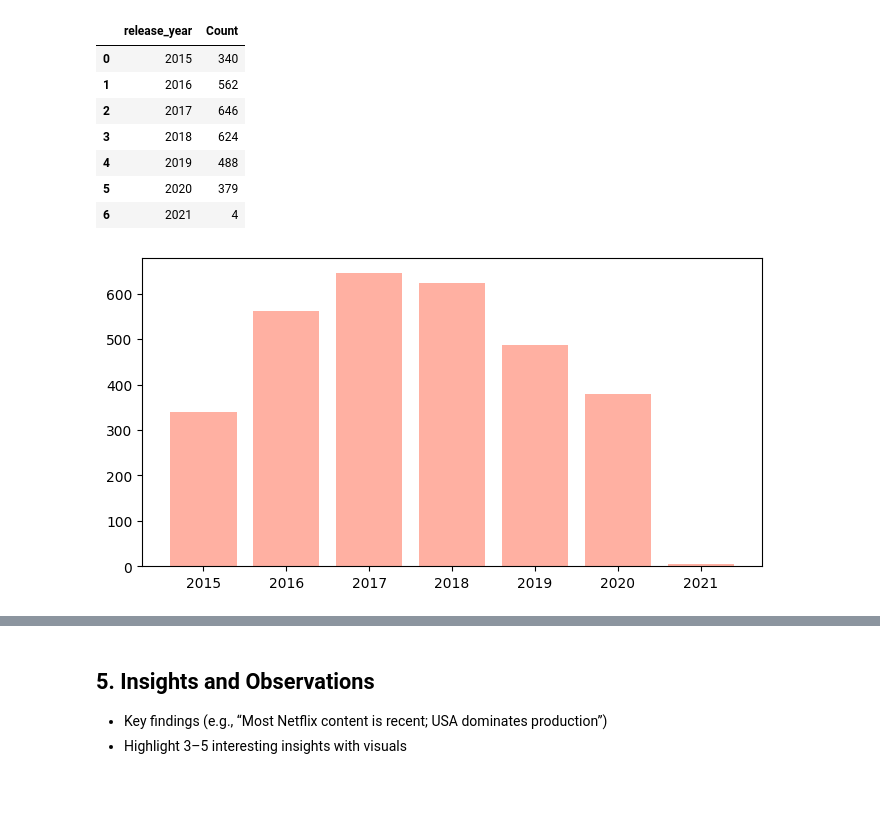
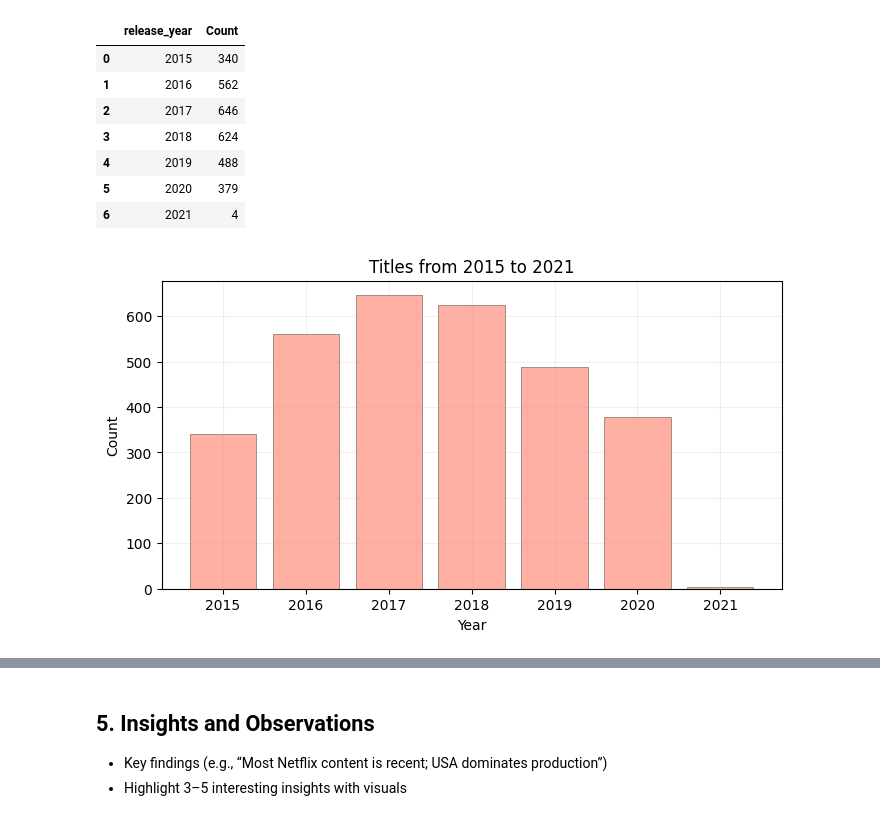
Before and after one commit to GustavMartinez/netflix-eda, a Jupyter notebook: netflix_eda.ipynb, the cells around one changed output, grey strips where cells are left out. Cells and saved outputs as stored; diff of their text form; code cells hidden in the pictures; blank space fills up the shorter version.

Commit message:
barchar and histogram

```diff
--- a/netflix_eda.ipynb
+++ b/netflix_eda.ipynb
@@ -239,12 +259,24 @@ count_titles_since_2015
 | 5 | 2020 | 379 |
 | 6 | 2021 | 4 |
 # %%
+# Barchar of a subset of the column 'release_year'
+# Barchar with data from 2015 to 2021
+
+
 plt.figure(figsize=(8,4))
 plt.bar(count_titles_since_2015['release_year'],
         count_titles_since_2015['Count'],
         color='tomato',
-        alpha=0.5
+        edgecolor='#000000',
+        linewidth = 0.5,
+        alpha=0.5,
         )
+
+plt.title('Titles from 2015 to 2021')
+plt.xlabel('Year')
+plt.ylabel('Count')
+plt.grid(alpha=0.2)
+
 plt.show()
 # %% [output]
-[figure, old version]
+[figure, new version]
```
Also changed, not shown: parts of 13 cells of this notebook.
